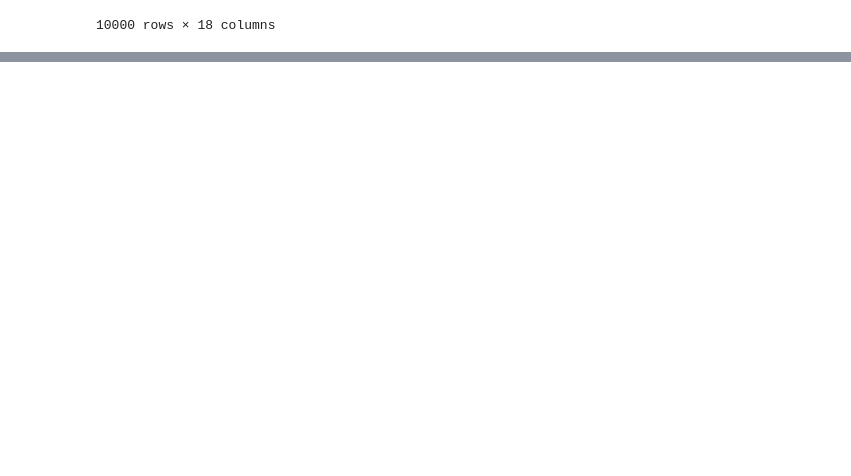
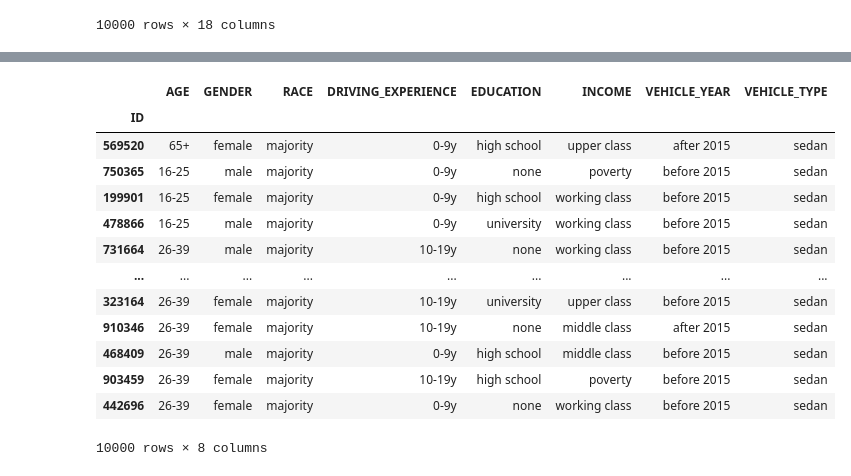
Before and after one commit to nawazf/Data-Engineering-and-AI, a Jupyter notebook: carinsurance.ipynb, the cells around one changed output, grey strips where cells are left out. Saved outputs shown, nothing was run; the diff lists cells and outputs as text; code cells hidden in the pictures; blank space fills up the shorter version.

Commit message:
Model Selection Notebook

```diff
--- a/carinsurance.ipynb
+++ b/carinsurance.ipynb
@@ -55,0 +88,20 @@ dataset.describe()
+# %%
+object_columns = dataset.select_dtypes(include=['object']).columns
+object_columns_data = dataset[object_columns]
+
+object_columns_data
+# %% [output]
+|  | AGE | GENDER | RACE | DRIVING_EXPERIENCE | EDUCATION | INCOME | VEHICLE_YEAR | VEHICLE_TYPE |
+| ID |  |  |  |  |  |  |  |  |
+| 569520 | 65+ | female | majority | 0-9y | high school | upper class | after 2015 | sedan |
+| 750365 | 16-25 | male | majority | 0-9y | none | poverty | before 2015 | sedan |
+| 199901 | 16-25 | female | majority | 0-9y | high school | working class | before 2015 | sedan |
+| 478866 | 16-25 | male | majority | 0-9y | university | working class | before 2015 | sedan |
+| 731664 | 26-39 | male | majority | 10-19y | none | working class | before 2015 | sedan |
+| ... | ... | ... | ... | ... | ... | ... | ... | ... |
+| 323164 | 26-39 | female | majority | 10-19y | university | upper class | before 2015 | sedan |
+| 910346 | 26-39 | female | majority | 10-19y | none | middle class | after 2015 | sedan |
+| 468409 | 26-39 | male | majority | 0-9y | high school | middle class | before 2015 | sedan |
+| 903459 | 26-39 | female | majority | 10-19y | high school | poverty | before 2015 | sedan |
+| 442696 | 26-39 | female | majority | 0-9y | none | working class | before 2015 | sedan |
+10000 rows × 8 columns
```
Also changed, not shown: parts of 19 cells of this notebook, 2 other files.
